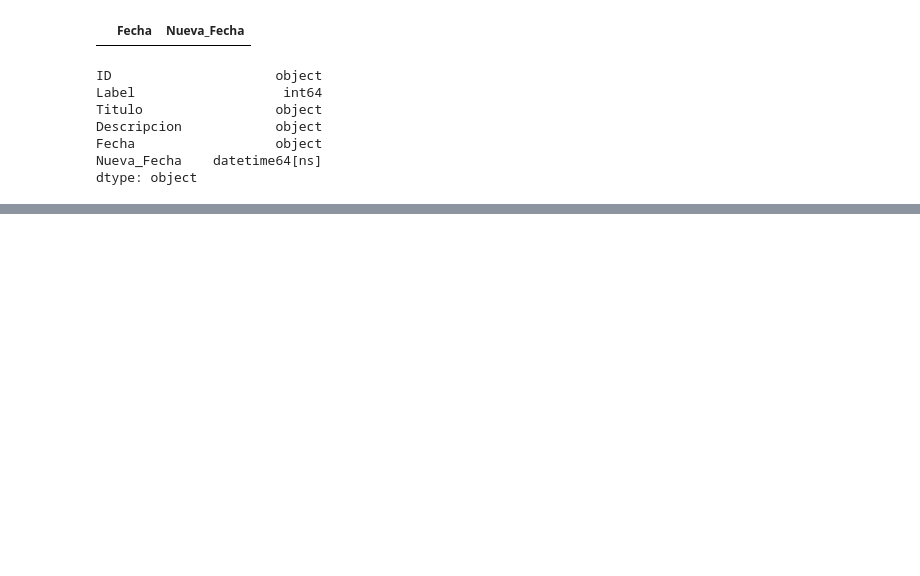
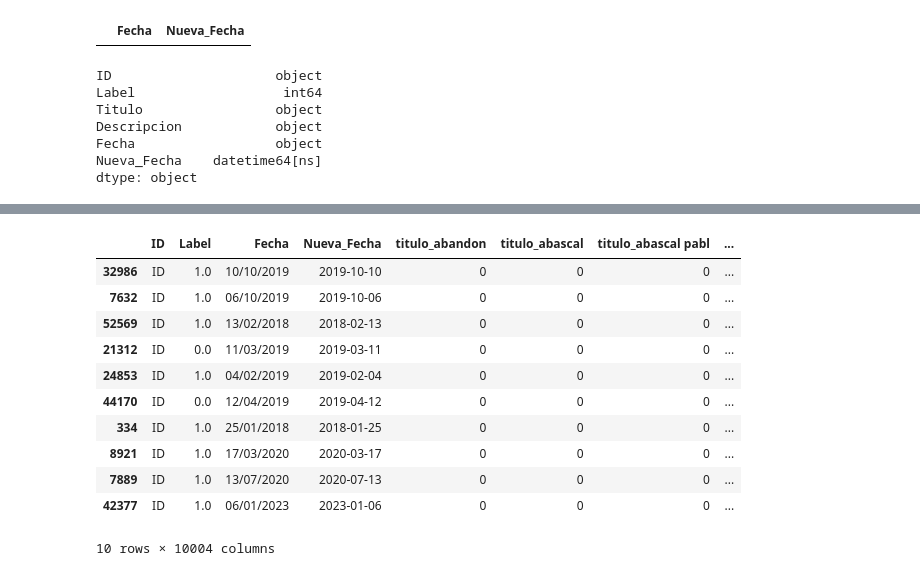
Before and after one commit to BI-202510-G24/proyect1-BI-regresion, a Jupyter notebook: proyecto1_sec4_G24.ipynb, the cells around one changed output, grey strips where cells are left out. Cells and saved outputs as stored; diff of their text form; code cells hidden in the pictures; blank space fills up the shorter version.

```diff
--- a/proyecto1_sec4_G24.ipynb
+++ b/proyecto1_sec4_G24.ipynb
@@ -334,0 +407,4 @@ dtype: object
+# %%
+data_t["Titulo"] = data_t['Titulo'].apply(procesar)
+data_t["Descripcion"] = data_t["Descripcion"].apply(procesar)
+data_t
@@ -334,0 +432,21 @@ dtype: object
+# %%
+from scipy.sparse import hstack
+# Inicializar el vectorizador con reducción de características
+bv = CountVectorizer(ngram_range=(1, 3), min_df=2, max_df=0.9, max_features=5000)
+
+# Procesar "Titulo" (sin convertir a denso)
+bv_matrix_titulo = bv.fit_transform(data_t["Titulo"])
+vocab_titulo = [f"titulo_{word}" for word in bv.get_feature_names_out()]
+
+# Procesar "Descripcion" (sin convertir a denso)
+bv_matrix_desc = bv.fit_transform(data_t["Descripcion"])
+vocab_desc = [f"desc_{word}" for word in bv.get_feature_names_out()]
+
+# Combinar ambas matrices dispersas
+bv_matrix_total = hstack([bv_matrix_titulo, bv_matrix_desc])
+
+# Convertir la matriz dispersa en DataFrame (evitando el uso de `toarray()`)
+bv_df = pd.DataFrame.sparse.from_spmatrix(bv_matrix_total, columns=vocab_titulo + vocab_desc)
+
+# Concatenar con el DataFrame original (sin convertir a matriz densa)
+opiniones_train_df = pd.concat([data_t.drop(columns=["Titulo", "Descripcion"]), bv_df], axis=1)
@@ -334,0 +461,16 @@ dtype: object
+# %%
+# Mostrar las primeras filas del nuevo DataFrame
+opiniones_train_df.sample(10)
+# %% [output]
+|  | ID | Label | Fecha | Nueva_Fecha | titulo_abandon | titulo_abascal | titulo_abascal pabl | ... |
+| 32986 | ID | 1.0 | 10/10/2019 | 2019-10-10 | 0 | 0 | 0 | ... |
+| 7632 | ID | 1.0 | 06/10/2019 | 2019-10-06 | 0 | 0 | 0 | ... |
+| 52569 | ID | 1.0 | 13/02/2018 | 2018-02-13 | 0 | 0 | 0 | ... |
+| 21312 | ID | 0.0 | 11/03/2019 | 2019-03-11 | 0 | 0 | 0 | ... |
+| 24853 | ID | 1.0 | 04/02/2019 | 2019-02-04 | 0 | 0 | 0 | ... |
+| 44170 | ID | 0.0 | 12/04/2019 | 2019-04-12 | 0 | 0 | 0 | ... |
+| 334 | ID | 1.0 | 25/01/2018 | 2018-01-25 | 0 | 0 | 0 | ... |
+| 8921 | ID | 1.0 | 17/03/2020 | 2020-03-17 | 0 | 0 | 0 | ... |
+| 7889 | ID | 1.0 | 13/07/2020 | 2020-07-13 | 0 | 0 | 0 | ... |
+| 42377 | ID | 1.0 | 06/01/2023 | 2023-01-06 | 0 | 0 | 0 | ... |
+10 rows × 10004 columns
```
Also changed, not shown: parts of 21 cells of this notebook.
